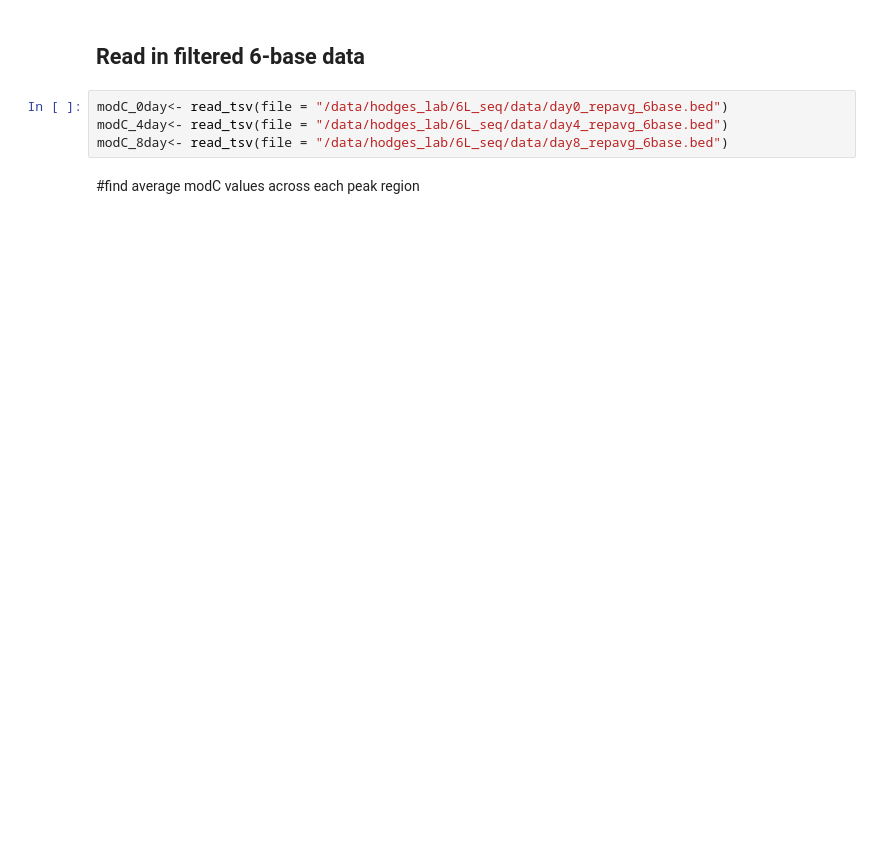
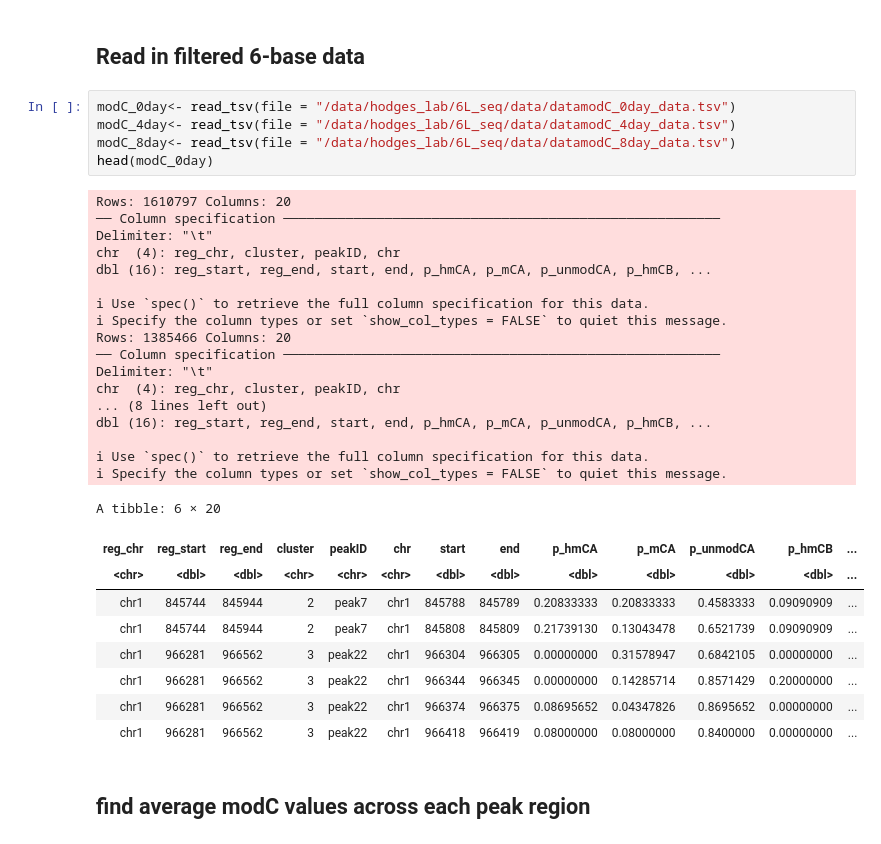
Before and after one commit to HodgesGenomicsLab/NPCdiff_ATACme, a Jupyter notebook: Figure5_scripts/fig5G_S5G_delta5hmC.ipynb, the cells around one changed output. Drawn from its saved outputs; the diff is of its cells as text; blank space fills up the shorter version.

```diff
--- a/Figure5_scripts/fig5G_S5G_delta5hmC.ipynb
+++ b/Figure5_scripts/fig5G_S5G_delta5hmC.ipynb
@@ -6,11 +24,39 @@ library(MetBrewer)
 # %% [markdown]
 ## Read in filtered 6-base data
 # %%
-modC_0day<- read_tsv(file = "/data/hodges_lab/6L_seq/data/day0_repavg_6base.bed")
-modC_4day<- read_tsv(file = "/data/hodges_lab/6L_seq/data/day4_repavg_6base.bed")
-modC_8day<- read_tsv(file = "/data/hodges_lab/6L_seq/data/day8_repavg_6base.bed")
+modC_0day<- read_tsv(file = "/data/hodges_lab/6L_seq/data/datamodC_0day_data.tsv")
+modC_4day<- read_tsv(file = "/data/hodges_lab/6L_seq/data/datamodC_4day_data.tsv")
+modC_8day<- read_tsv(file = "/data/hodges_lab/6L_seq/data/datamodC_8day_data.tsv")
+head(modC_0day)
+# %% [output]
+Rows: 1610797 Columns: 20
+── Column specification ────────────────────────────────────────────────────────
+Delimiter: "\t"
+chr  (4): reg_chr, cluster, peakID, chr
+dbl (16): reg_start, reg_end, start, end, p_hmCA, p_mCA, p_unmodCA, p_hmCB, ...
+
+ℹ Use `spec()` to retrieve the full column specification for this data.
+ℹ Specify the column types or set `show_col_types = FALSE` to quiet this message.
+Rows: 1385466 Columns: 20
+── Column specification ────────────────────────────────────────────────────────
+Delimiter: "\t"
+chr  (4): reg_chr, cluster, peakID, chr
+... (8 lines left out)
+dbl (16): reg_start, reg_end, start, end, p_hmCA, p_mCA, p_unmodCA, p_hmCB, ...
+
+ℹ Use `spec()` to retrieve the full column specification for this data.
+ℹ Specify the column types or set `show_col_types = FALSE` to quiet this message.
+A tibble: 6 × 20
+| reg_chr | reg_start | reg_end | cluster | peakID | chr | start | end | p_hmCA | p_mCA | p_unmodCA | p_hmCB | ... |
+| <chr> | <dbl> | <dbl> | <chr> | <chr> | <chr> | <dbl> | <dbl> | <dbl> | <dbl> | <dbl> | <dbl> | ... |
+| chr1 | 845744 | 845944 | 2 | peak7 | chr1 | 845788 | 845789 | 0.20833333 | 0.20833333 | 0.4583333 | 0.09090909 | ... |
+| chr1 | 845744 | 845944 | 2 | peak7 | chr1 | 845808 | 845809 | 0.21739130 | 0.13043478 | 0.6521739 | 0.09090909 | ... |
+| chr1 | 966281 | 966562 | 3 | peak22 | chr1 | 966304 | 966305 | 0.00000000 | 0.31578947 | 0.6842105 | 0.00000000 | ... |
+| chr1 | 966281 | 966562 | 3 | peak22 | chr1 | 966344 | 966345 | 0.00000000 | 0.14285714 | 0.8571429 | 0.20000000 | ... |
+| chr1 | 966281 | 966562 | 3 | peak22 | chr1 | 966374 | 966375 | 0.08695652 | 0.04347826 | 0.8695652 | 0.00000000 | ... |
+| chr1 | 966281 | 966562 | 3 | peak22 | chr1 | 966418 | 966419 | 0.08000000 | 0.08000000 | 0.8400000 | 0.00000000 | ... |
 # %% [markdown]
-#find average modC values across each peak region
+## find average modC values across each peak region
 # %%
 modC_0day_region<- modC_0day %>% group_by(peakID, cluster) %>% summarise(reg_mCA= mean(p_mCA), reg_hmCA = mean(p_hmCA), reg_unmodCA = mean(p_unmodCA), reg_mCB= mean(p_mCB), reg_hmCB = mean(p_hmCB), reg_unmodCB = mean(p_unmodCB)) %>% mutate(reg_avg_mC = (reg_mCA+reg_mCB)/2, reg_avg_hmC = (reg_hmCA+reg_hmCB)/2, reg_avg_unmodC = (reg_unmodCA+reg_unmodCB)/2, time = "0day")
 modC_4day_region<- modC_4day %>% group_by(peakID, cluster) %>% summarise(reg_mCA= mean(p_mCA), reg_hmCA = mean(p_hmCA), reg_unmodCA = mean(p_unmodCA), reg_mCB= mean(p_mCB), reg_hmCB = mean(p_hmCB), reg_unmodCB = mean(p_unmodCB)) %>% mutate(reg_avg_mC = (reg_mCA+reg_mCB)/2, reg_avg_hmC = (reg_hmCA+reg_hmCB)/2, reg_avg_unmodC = (reg_unmodCA+reg_unmodCB)/2, time = "4day")
```
Also changed, not shown: parts of 5 cells of this notebook.
